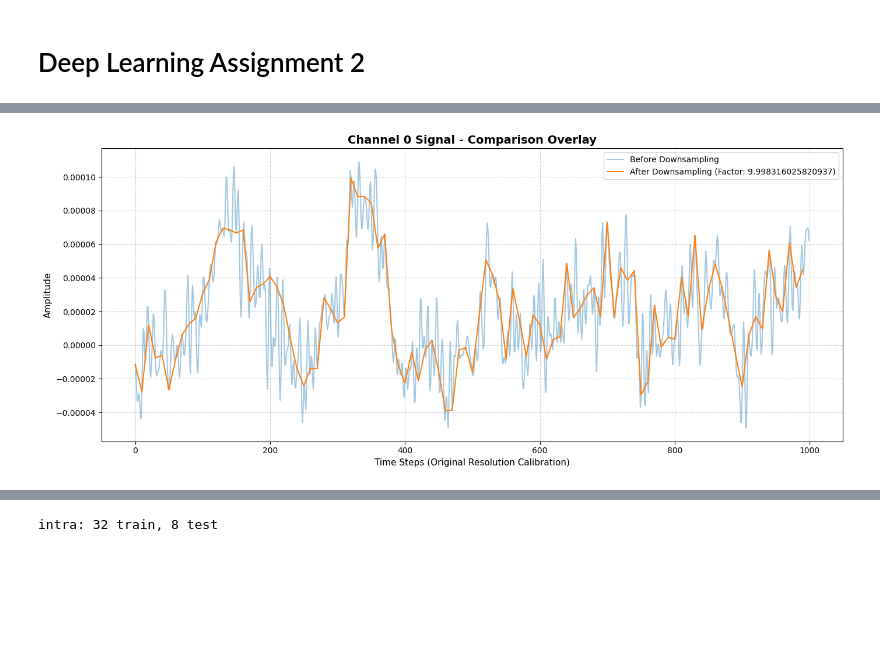
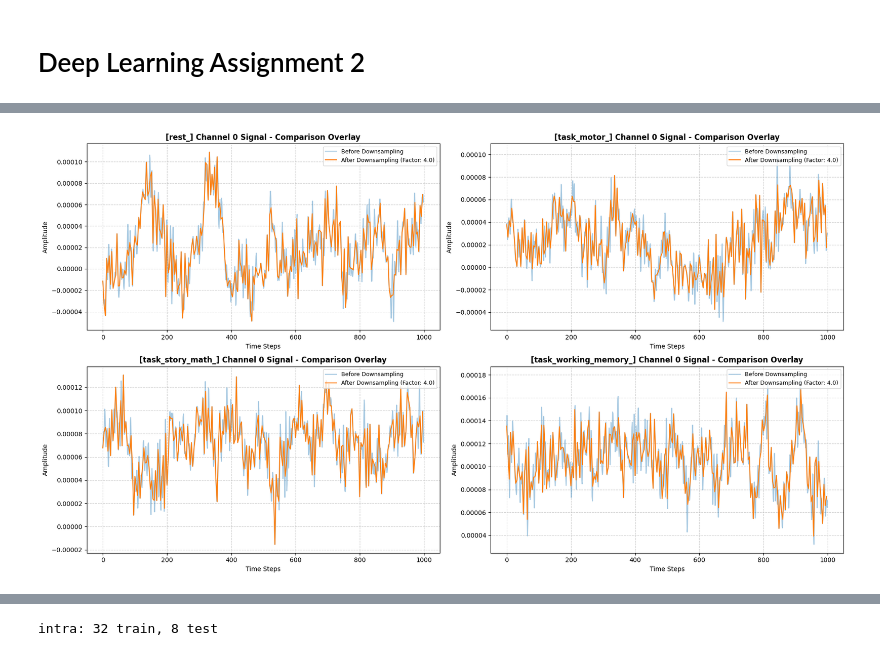
Before and after one commit to kianniek/UU_DeepLearning_Assignment_2, a Jupyter notebook: notebooks/main.ipynb, the cells around one changed output, grey strips where cells are left out. Saved outputs shown, nothing was run; the diff lists cells and outputs as text; code cells hidden in the pictures; blank space fills up the shorter version.

```diff
--- a/notebooks/main.ipynb
+++ b/notebooks/main.ipynb
@@ -82,35 +139,43 @@ Downsampling Factor:                10.00x fewer time points
 # %%
 import numpy as np
 import matplotlib.pyplot as plt
 
 channel_to_visualize = 0
 raw_time_window_length = 1000
 
-time_window_raw = slice(0, raw_time_window_length)
-time_window_ds = slice(0, int(raw_time_window_length / downsample_factor))
+fig, axes = plt.subplots(2, 2, figsize=(18, 10))
+axes = axes.flatten()
 
-x_raw = np.arange(0, raw_time_window_length)
-x_ds = np.arange(0, int(raw_time_window_length / downsample_factor)) * downsample_factor
+for idx, (prefix, data) in enumerate(task_data.items()):
+    ax = axes[idx]
 
-plt.figure(figsize=(14, 6))
+    preprocessed_matrix = data['preprocessed']
+    downsampled_matrix = data['downsampled']
+    downsample_factor = data['factor']
 
-plt.plot(x_raw, preprocessed_matrix[channel_to_visualize, time_window_raw],
-         label='Before Downsampling', color='#1f77b4', alpha=0.4, linewidth=1.5)
+    time_window_raw = slice(0, raw_time_window_length)
+    time_window_ds = slice(0, int(raw_time_window_length / downsample_factor))
 
-plt.plot(x_ds, downsampled_matrix[channel_to_visualize, time_window_ds],
-         label=f'After Downsampling (Factor: {downsample_factor})',
-         color='#ff7f0e', alpha=1, linewidth=1.5, linestyle='-')
+    x_raw = np.arange(0, raw_time_window_length)
+    x_ds = np.arange(0, int(raw_time_window_length / downsample_factor)) * downsample_factor
 
-plt.title(f'Channel {channel_to_visualize} Signal - Comparison Overlay', fontsize=14, fontweight='bold')
-plt.xlabel('Time Steps (Original Resolution Calibration)', fontsize=11)
-plt.ylabel('Amplitude', fontsize=11)
-plt.grid(True, linestyle='--', alpha=0.6)
-plt.legend(loc='upper right', fontsize=10)
+    ax.plot(x_raw, preprocessed_matrix[channel_to_visualize, time_window_raw],
+             label='Before Downsampling', color='#1f77b4', alpha=0.4, linewidth=1.5)
+
+    ax.plot(x_ds, downsampled_matrix[channel_to_visualize, time_window_ds],
+             label=f'After Downsampling (Factor: {downsample_factor:.1f})',
+             color='#ff7f0e', alpha=1, linewidth=1.5, linestyle='-')
+
+    ax.set_title(f'[{prefix}] Channel {channel_to_visualize} Signal - Comparison Overlay', fontsize=12, fontweight='bold')
+    ax.set_xlabel('Time Steps', fontsize=10)
+    ax.set_ylabel('Amplitude', fontsize=10)
+    ax.grid(True, linestyle='--', alpha=0.6)
+    ax.legend(loc='upper right', fontsize=9)
 
 plt.tight_layout()
-plt.savefig('meg_signal_overlay_comparison.png', dpi=300)
+plt.savefig('../reports/figures/meg_signal_overlay_comparison_all_tasks.png', dpi=300)
 plt.show()
 # %% [output]
-[figure, old version]
+[figure, new version]
 # %%
 # --- Configuration ---
```
Also changed, not shown: parts of 11 cells of this notebook, 21 other files.
